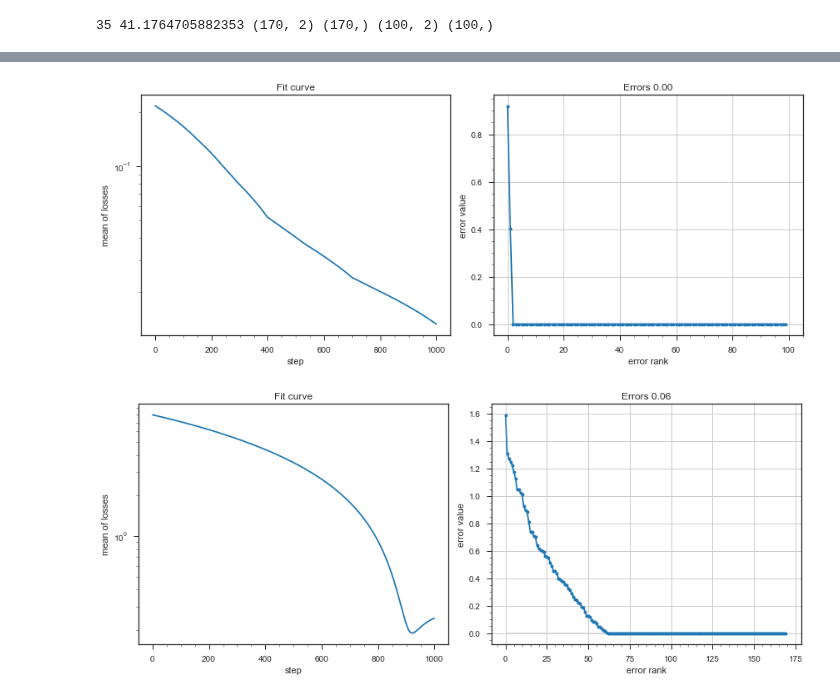
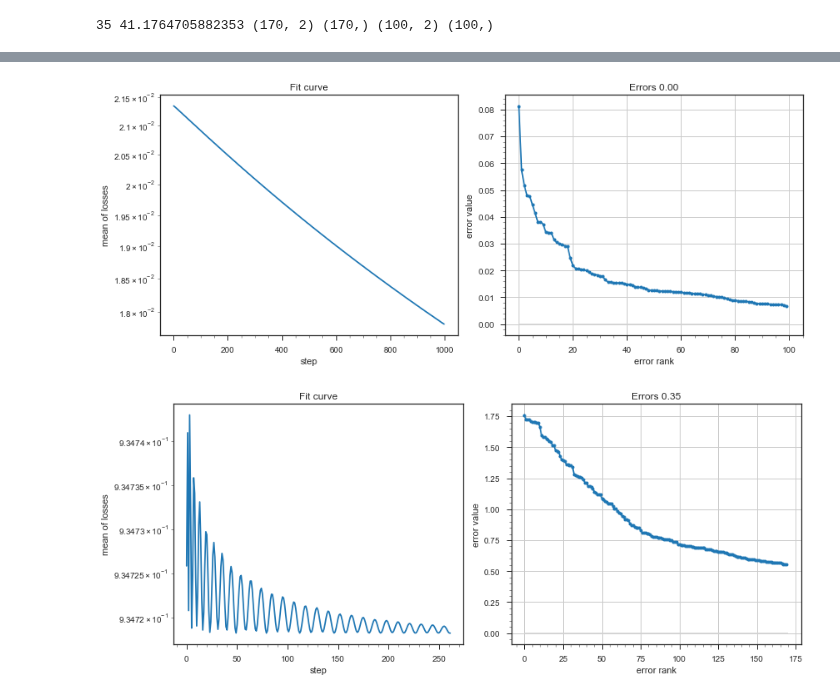
Before and after one commit to intellimath/mlgrad, a Jupyter notebook: examples/resistant_svc.ipynb, the cells around one changed output, grey strips where cells are left out. Saved outputs shown, nothing was run; the diff lists cells and outputs as text; code cells hidden in the pictures.

```diff
--- a/examples/resistant_svc.ipynb
+++ b/examples/resistant_svc.ipynb
@@ -127,18 +127,20 @@ plt.show()
 mod_h = model.LinearModel(2)
 mod_h.init_param()
 # %%
-cls_h = clsfy.classification_as_regr(X1, Y1, mod_h)
+lossfunc = loss.MarginLoss(func.HingeSqrt(1.0))
+cls_h = clsfy.classification_as_regr(X1, Y1, mod_h, lossfunc=lossfunc)
 clsfy.plot_losses_and_errors(cls_h, X1, Y1)
 # %% [output]
-[figure, old version]
+[figure, new version]
 # %%
 mod_h1 = model.LinearModel(2)
 mod_h1.init_param()
 # %%
-cls_h1 = clsfy.classification_as_regr(X, Y, mod_h1)
+lossfunc = loss.MarginLoss(func.HingeSqrt(1.0))
+cls_h1 = clsfy.classification_as_regr(X, Y, mod_h1, lossfunc=lossfunc)
 clsfy.plot_losses_and_errors(cls_h1, X, Y)
 # %% [output]
-[figure, old version]
+[figure, new version]
 # %%
 plt.figure(figsize=(4.5,4.5))
 X1_1, X1_2 = X[:,0], X[:,1]
```
Also changed, not shown: parts of 4 cells of this notebook.
